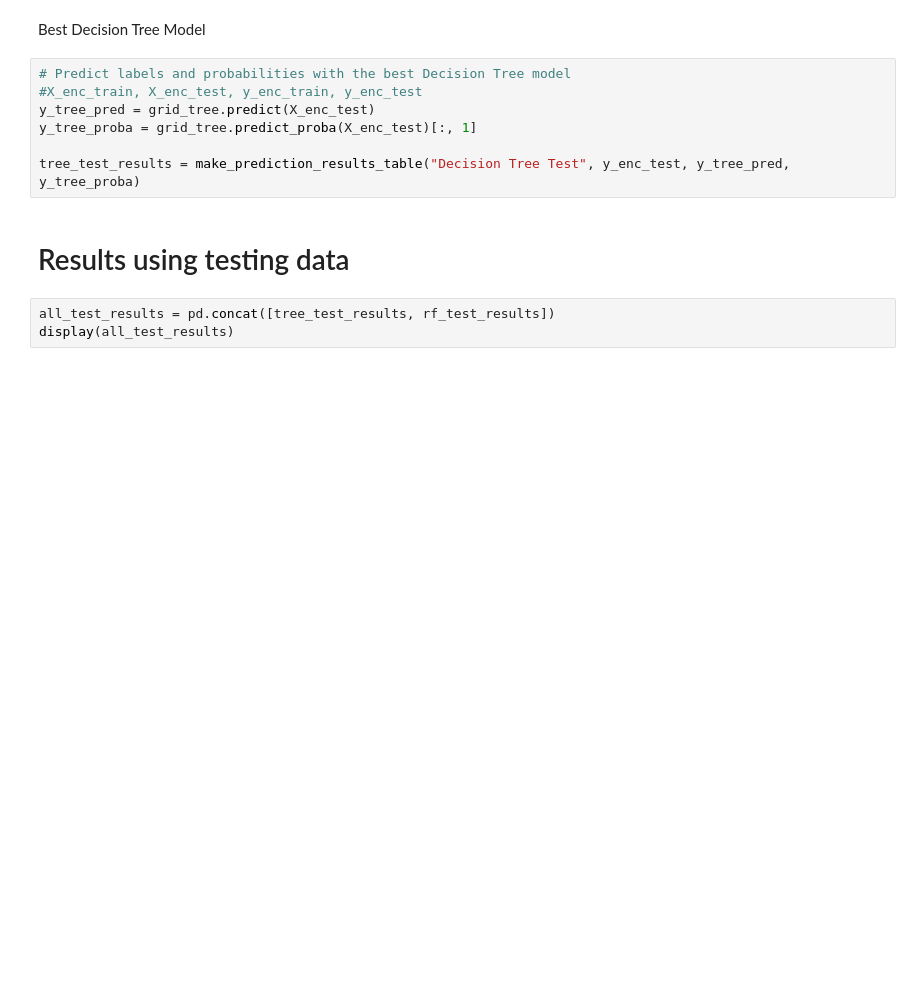
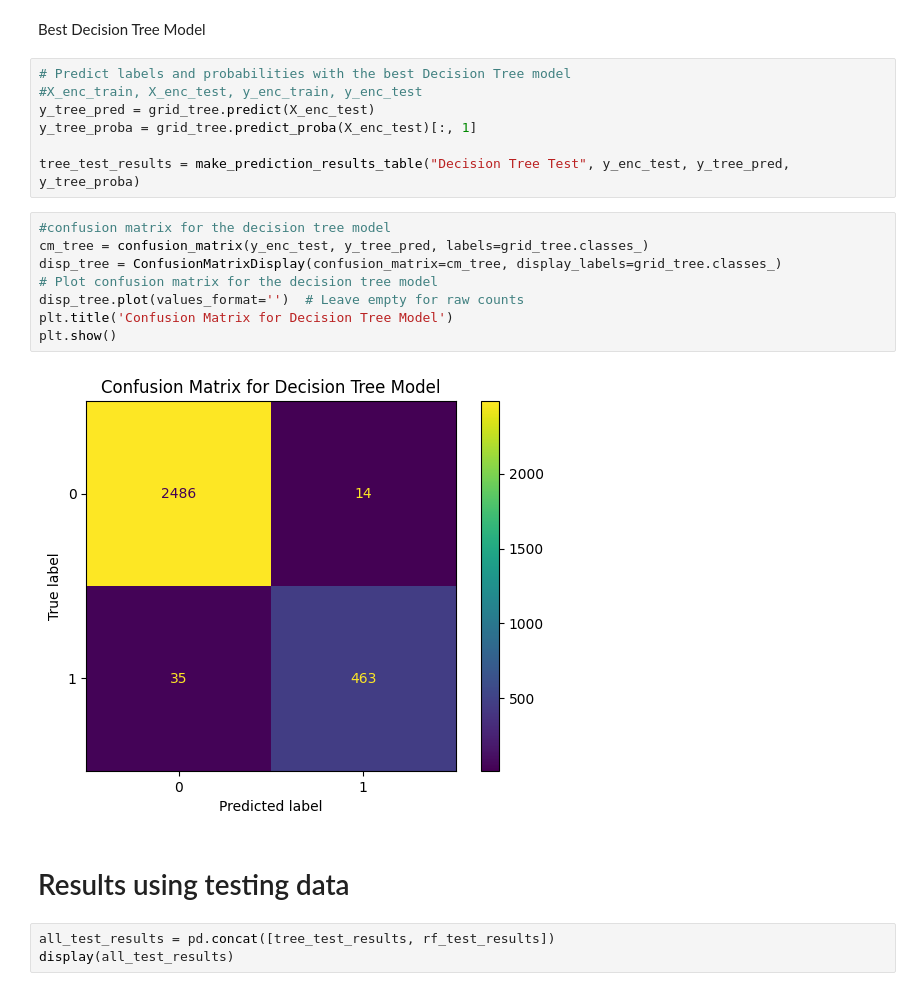
Before and after one commit to edilma/salifor, a Jupyter notebook: Activity_ Course 7 Salifort Motors project lab.ipynb, the cells around one changed output. Drawn from its saved outputs; the diff is of its cells as text; blank space fills up the shorter version.

Commit message:
CREATED confusion matrix and clean up

```diff
--- a/Activity_ Course 7 Salifort Motors project lab.ipynb
+++ b/Activity_ Course 7 Salifort Motors project lab.ipynb
@@ -1439,6 +1421,16 @@ y_tree_pred = grid_tree.predict(X_enc_test)
 y_tree_proba = grid_tree.predict_proba(X_enc_test)[:, 1]
 
 tree_test_results = make_prediction_results_table("Decision Tree Test", y_enc_test, y_tree_pred, y_tree_proba)
+# %%
+#confusion matrix for the decision tree model
+cm_tree = confusion_matrix(y_enc_test, y_tree_pred, labels=grid_tree.classes_)
+disp_tree = ConfusionMatrixDisplay(confusion_matrix=cm_tree, display_labels=grid_tree.classes_)
+# Plot confusion matrix for the decision tree model
+disp_tree.plot(values_format='')  # Leave empty for raw counts
+plt.title('Confusion Matrix for Decision Tree Model')
+plt.show()
+# %% [output]
+[figure, added]
 # %% [markdown]
 # Results using testing data
 # %%
```
Also changed, not shown: parts of 8 cells of this notebook.
